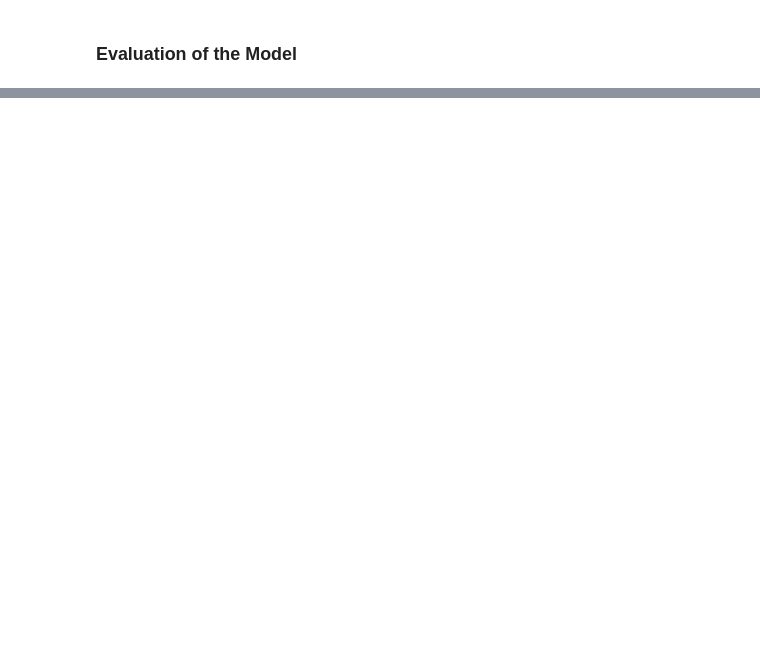
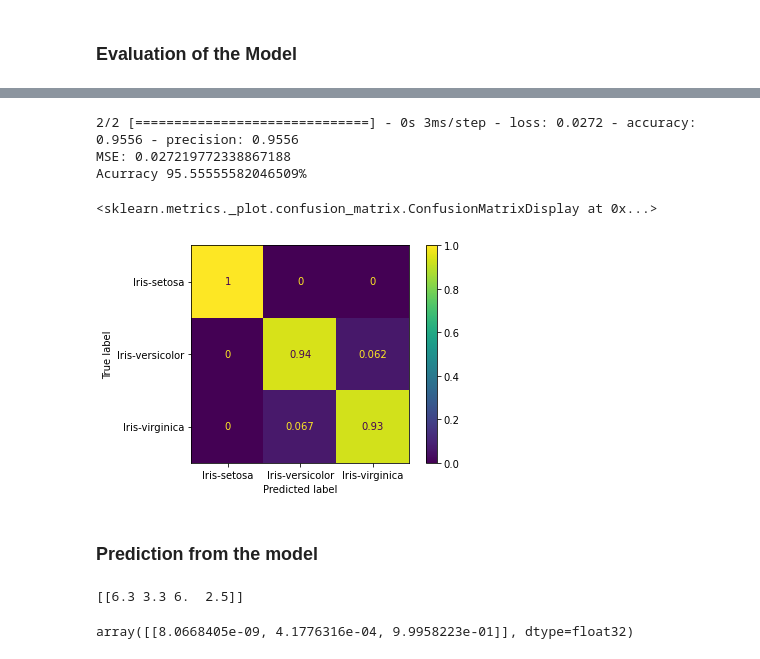
Before and after one commit to Francis-Magallanes/Fuzzy-Neural-Comparison, a Jupyter notebook: neural-network.ipynb, the cells around one changed output, grey strips where cells are left out. Saved outputs shown, nothing was run; the diff lists cells and outputs as text; code cells hidden in the pictures; blank space fills up the shorter version.

```diff
--- a/neural-network.ipynb
+++ b/neural-network.ipynb
@@ -96,2 +121,5 @@ Epoch 2000/2000
+# %%
+#for the loading of the saved model
+nn_model = load_model("nn_model_save")
 # %% [markdown]
 ### Evaluation of the Model
@@ -103,0 +126,32 @@ ValueError: too many values to unpack (expected 2)
+# %%
+# the dataset for evaluation will be from the test data
+results = nn_model.evaluate(x_test,y_test)
+
+print("MSE: {}".format(results[0]))
+print("Acurracy {}%".format(results[1] * 100))
+# %% [output]
+2/2 [==============================] - 0s 3ms/step - loss: 0.0272 - accuracy: 0.9556 - precision: 0.9556
+MSE: 0.027219772338867188
+Acurracy 95.55555582046509%
+# %%
+#this will plot the confusion matrix
+y_pred_cm = np.argmax( nn_model.predict(x_test) , axis = 1) #y-pred into classes (0,1,2)
+y_test_cm = np.argmax(y_test, axis=1) #y-test into classes (0,1,2)
+cm = confusion_matrix(y_test_cm, y_pred_cm, normalize= 'true') # generate confusion matrix
+
+#display the generated confusion matrix
+disp = ConfusionMatrixDisplay(confusion_matrix=cm,
+            display_labels=['Iris-setosa', 'Iris-versicolor', 'Iris-virginica'] )
+disp.plot()
+# %% [output]
+<sklearn.metrics._plot.confusion_matrix.ConfusionMatrixDisplay at 0x...>
+[figure, added]
+# %% [markdown]
+### Prediction from the model
+# %%
+x_pred = np.array([[6.3, 3.3, 6.0,2.5]])
+print(x_pred)
+y_pred = nn_model.predict(x_pred)
+# %% [output]
+[[6.3 3.3 6.  2.5]]
+array([[8.0668405e-09, 4.1776316e-04, 9.9958223e-01]], dtype=float32)
```
Also changed, not shown: parts of 8 cells of this notebook, 3 other files.
